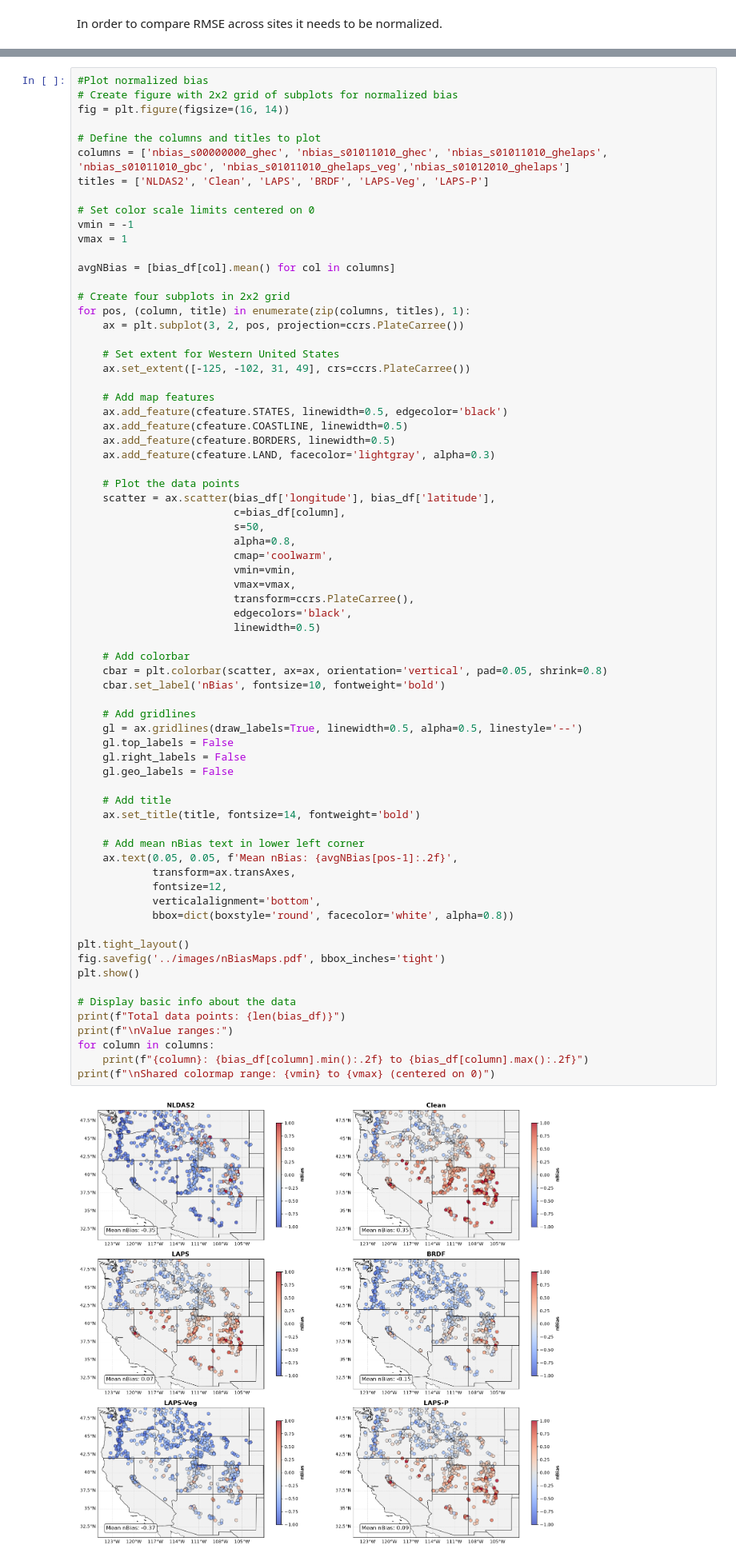
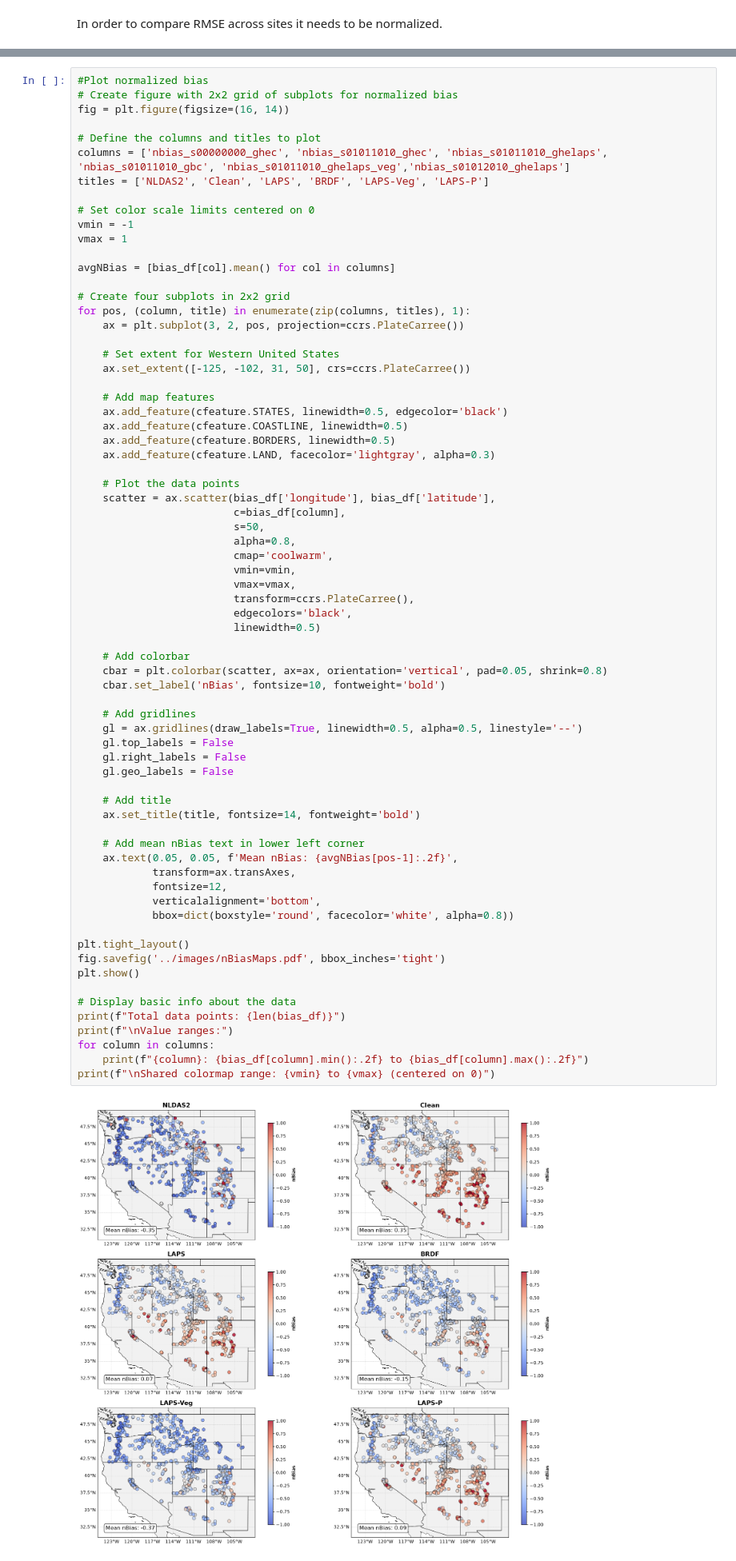
Before and after one commit to chrisrycx/lm4px_data_analysis, a Jupyter notebook: output_analysis/interactive/SpatialError.ipynb, the cells around one changed output, grey strips where cells are left out. Shown at 80% size. Drawn from its saved outputs; the diff is of its cells as text.

Commit message:
Figure improvements

```diff
--- a/output_analysis/interactive/SpatialError.ipynb
+++ b/output_analysis/interactive/SpatialError.ipynb
@@ -242,7 +242,7 @@ for pos, (column, title) in enumerate(zip(columns, titles), 1):
     ax = plt.subplot(3, 2, pos, projection=ccrs.PlateCarree())
 
     # Set extent for Western United States
-    ax.set_extent([-125, -102, 31, 49], crs=ccrs.PlateCarree())
+    ax.set_extent([-125, -102, 31, 50], crs=ccrs.PlateCarree())
 
     # Add map features
     ax.add_feature(cfeature.STATES, linewidth=0.5, edgecolor='black')
@@ -266,34 +266,34 @@ for pos, (column, title) in enumerate(zip(columns, titles), 1):
     cbar = plt.colorbar(scatter, ax=ax, orientation='vertical', pad=0.05, shrink=0.8)
     cbar.set_label('nBias', fontsize=10, fontweight='bold')
 
     # Add gridlines
     gl = ax.gridlines(draw_labels=True, linewidth=0.5, alpha=0.5, linestyle='--')
     gl.top_labels = False
     gl.right_labels = False
     gl.geo_labels = False
 
     # Add title
     ax.set_title(title, fontsize=14, fontweight='bold')
 
     # Add mean nBias text in lower left corner
     ax.text(0.05, 0.05, f'Mean nBias: {avgNBias[pos-1]:.2f}',
             transform=ax.transAxes,
             fontsize=12,
             verticalalignment='bottom',
             bbox=dict(boxstyle='round', facecolor='white', alpha=0.8))
 
 plt.tight_layout()
 fig.savefig('../images/nBiasMaps.pdf', bbox_inches='tight')
 plt.show()
 
 # Display basic info about the data
 print(f"Total data points: {len(bias_df)}")
 print(f"\nValue ranges:")
 for column in columns:
     print(f"{column}: {bias_df[column].min():.2f} to {bias_df[column].max():.2f}")
 print(f"\nShared colormap range: {vmin} to {vmax} (centered on 0)")
 # %% [output]
-[figure, old version]
+[figure, new version]
 Total data points: 765
 
 Value ranges:
```
Also changed, not shown: parts of 2 cells of this notebook, 5 other files.
